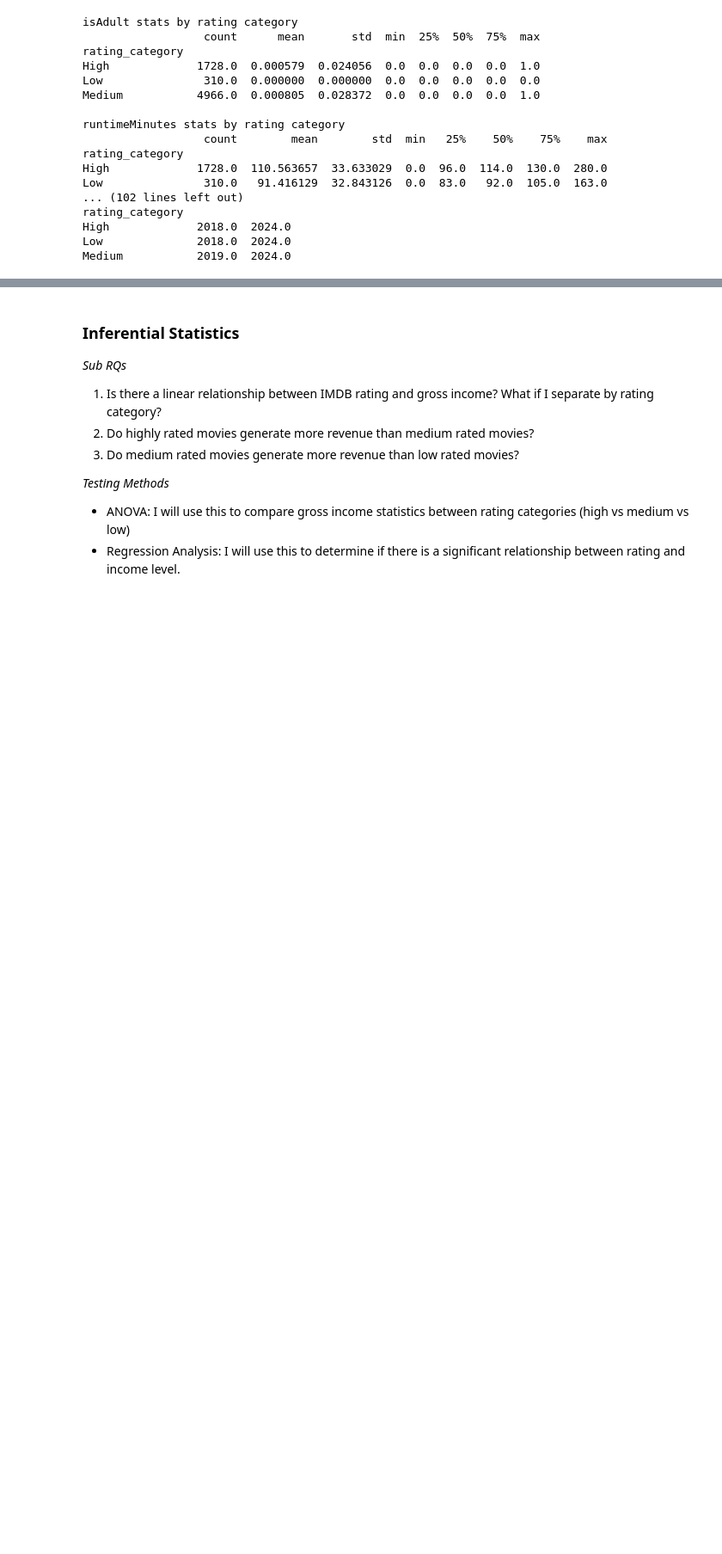
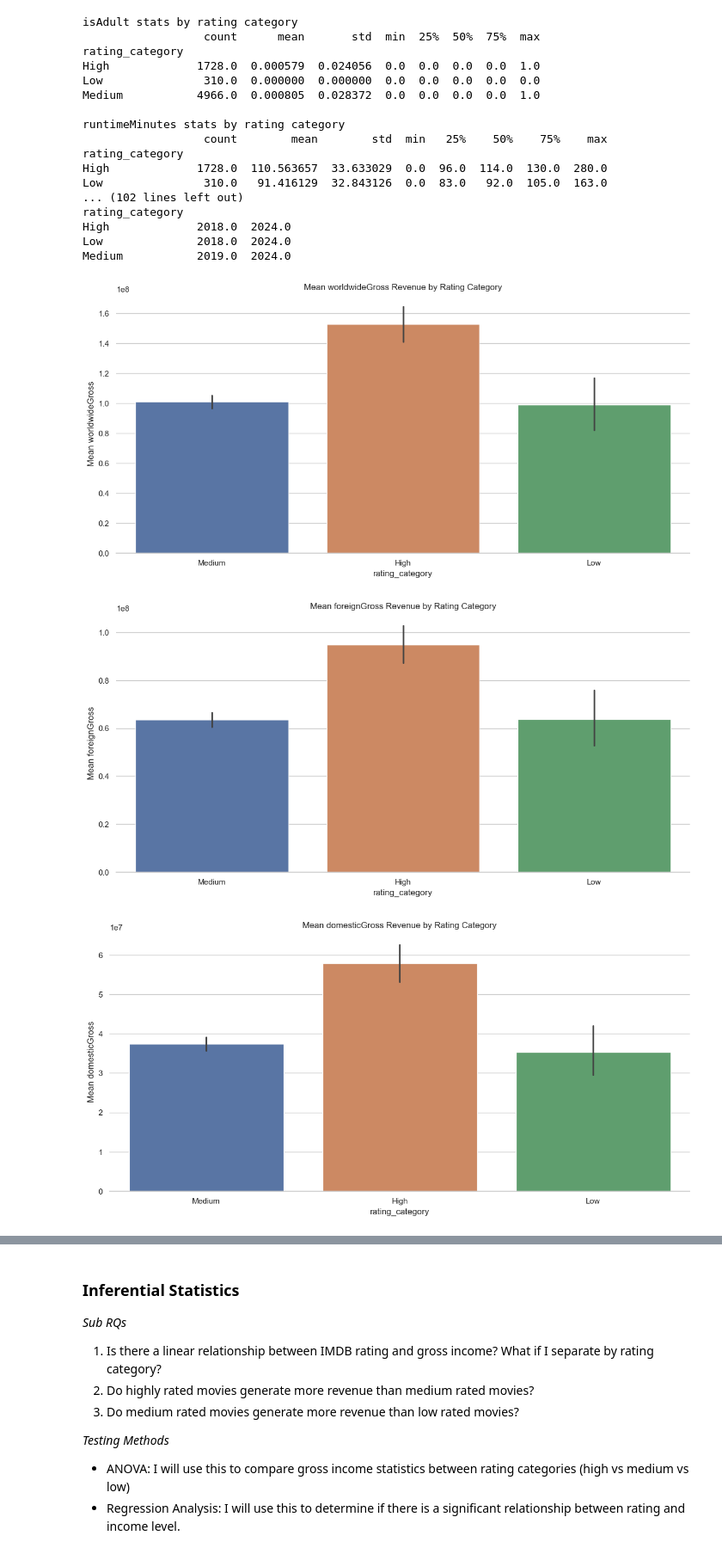
Before and after one commit to lundnm/Movie_Analysis, a Jupyter notebook: analysis_lunden.ipynb, the cells around one changed output, grey strips where cells are left out. Shown at 86% size. Drawn from its saved outputs; the diff is of its cells as text; code cells hidden in the pictures; blank space fills up the shorter version.

Commit message:
Add visualizations and synthesis

```diff
--- a/analysis_lunden.ipynb
+++ b/analysis_lunden.ipynb
@@ -92,6 +93,24 @@ rating_category
 High             2018.0  2024.0
 Low              2018.0  2024.0
 Medium           2019.0  2024.0
+# %%
+# create a  multi barchart representing the mean gross revenue for each rating category. There are 3 types of gross income (worldwide, foreign, domestic). I want a bar for each type of income for each rating category
+def multi_barchart(df, x, y, hue):
+    '''Creates a multi barchart'''
+    sns.set(style="whitegrid")
+    g = sns.catplot(x=x, y=y, hue=hue, data=df, kind="bar", height=6, aspect=2)
+    g.despine(left=True)
+    g.set_ylabels(f"Mean {y}")
+    plt.title(f"Mean {y} Revenue by Rating Category")
+    plt.show()
+
+multi_barchart(movies, 'rating_category', 'worldwideGross', 'rating_category')
+multi_barchart(movies, 'rating_category', 'foreignGross', 'rating_category')
+multi_barchart(movies, 'rating_category', 'domesticGross', 'rating_category')
+# %% [output]
+[figure, added]
+[figure, added]
+[figure, added]
 # %% [markdown]
 ### Interpretation of Descriptive Statistics
 
```
Also changed, not shown: parts of 12 cells of this notebook.
